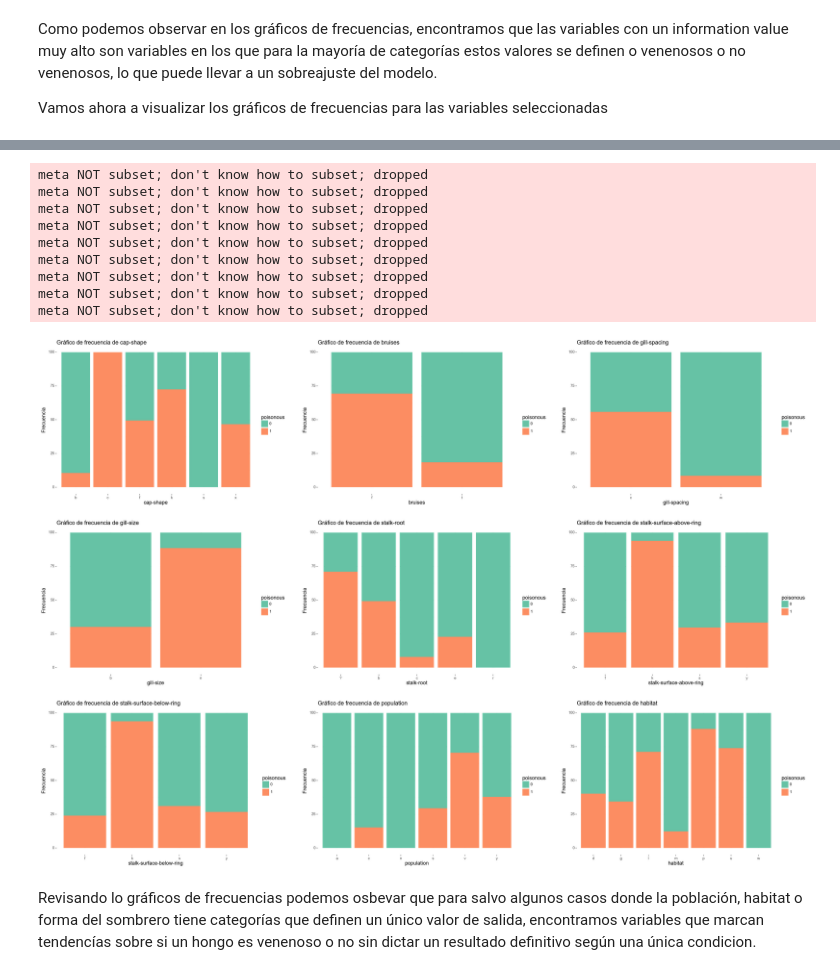
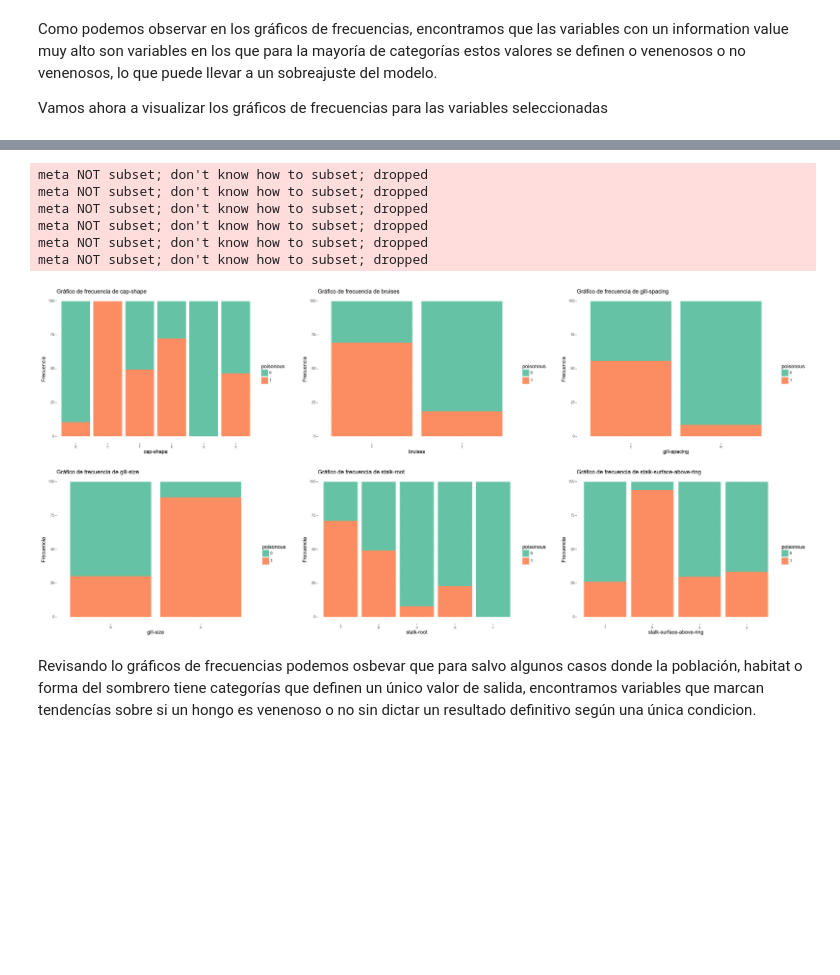
Before and after one commit to pinnzonandres/Proyecto_MLII, a Jupyter notebook: notebooks/exploration.ipynb, the cells around one changed output, grey strips where cells are left out. Drawn from its saved outputs; the diff is of its cells as text; code cells hidden in the pictures; blank space fills up the shorter version.

```diff
--- a/notebooks/exploration.ipynb
+++ b/notebooks/exploration.ipynb
@@ -510,28 +518,23 @@ selected_variables
 # %%
 # Visualizamos como se comportan las variables seleccionadas
 g1 = pw.load_ggplot(create_subplot(df_full,selected_variables[0]))
 g2 = pw.load_ggplot(create_subplot(df_full,selected_variables[1]))
 g3 = pw.load_ggplot(create_subplot(df_full,selected_variables[2]))
 g4 = pw.load_ggplot(create_subplot(df_full,selected_variables[3]))
 g5 = pw.load_ggplot(create_subplot(df_full,selected_variables[4]))
 g6 = pw.load_ggplot(create_subplot(df_full,selected_variables[5]))
-g7 = pw.load_ggplot(create_subplot(df_full,selected_variables[6]))
-g8 = pw.load_ggplot(create_subplot(df_full,selected_variables[7]))
-g9 = pw.load_ggplot(create_subplot(df_full,selected_variables[8]))
 
-gfull = (g1|g2|g3)/(g4|g5|g6)/(g7|g8|g9)
+
+gfull = (g1|g2|g3)/(g4|g5|g6)
 gfull
 # %% [output]
 meta NOT subset; don't know how to subset; dropped
 meta NOT subset; don't know how to subset; dropped
 meta NOT subset; don't know how to subset; dropped
 meta NOT subset; don't know how to subset; dropped
 meta NOT subset; don't know how to subset; dropped
 meta NOT subset; don't know how to subset; dropped
-meta NOT subset; don't know how to subset; dropped
-meta NOT subset; don't know how to subset; dropped
-meta NOT subset; don't know how to subset; dropped
-[figure, old version]
+[figure, new version]
 # %% [markdown]
 Revisando lo gráficos de frecuencias podemos osbevar que para salvo algunos casos donde la población, habitat o forma del sombrero tiene categorías que definen un único valor de salida, encontramos variables que marcan tendencías sobre si un hongo es venenoso o no sin dictar un resultado definitivo según una única condicion.
 # %%
```
Also changed, not shown: parts of 1 cell of this notebook.
